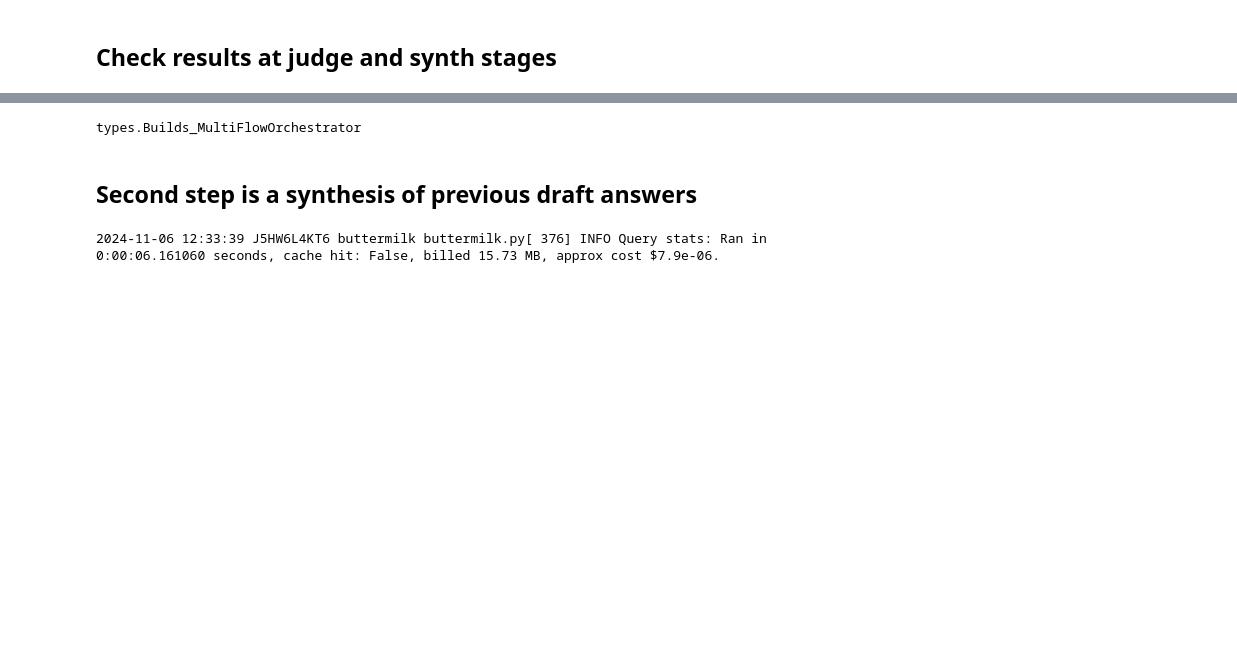
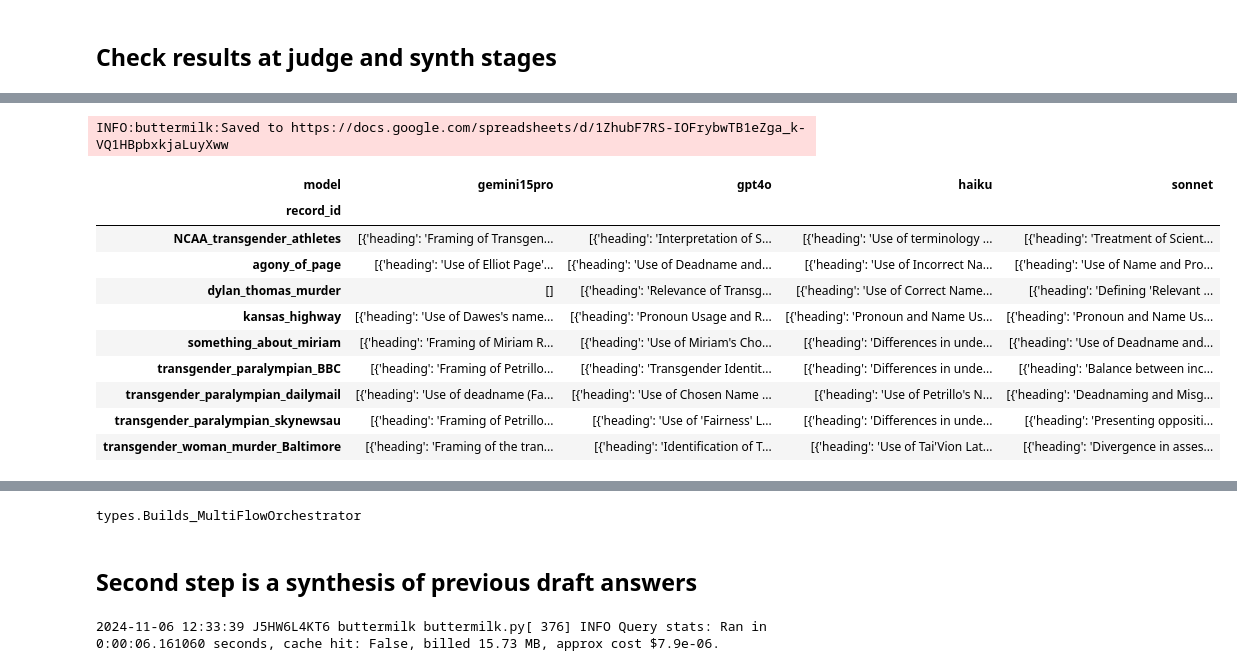
Before and after one commit to qut-dmrc/buttermilk, a Jupyter notebook: examples/automod/results_trans.ipynb, the cells around one changed output, grey strips where cells are left out. Cells and saved outputs as stored; diff of their text form; code cells hidden in the pictures; blank space fills up the shorter version.

```diff
--- a/examples/automod/results_trans.ipynb
+++ b/examples/automod/results_trans.ipynb
@@ -95,0 +109,12 @@ df
+# %%
+from buttermilk.utils.gsheet import GSheet
+
+
+evals = df[df['flow']=='eval']
+evals = evals.set_index(["record_id","model"]).sort_values("timestamp", ascending=False).reset_index().drop_duplicates(["record_id", "model"])
+evals = evals.set_index(["record_id"]).pivot(columns="model",values="reasons")
+
+gsheet = GSheet()
+sheet = gsheet.save_gsheet(df=evals,  sheet_name="evals", title="results")
+evals
+# %% [output]
@@ -95,0 +122,12 @@ df
+INFO:buttermilk:Saved to https://docs.google.com/spreadsheets/d/1ZhubF7RS-IOFrybwTB1eZga_k-VQ1HBpbxkjaLuyXww
+| model | gemini15pro | gpt4o | haiku | sonnet |
+| record_id |  |  |  |  |
+| NCAA_transgender_athletes | [{'heading': 'Framing of Transgen... | [{'heading': 'Interpretation of S... | [{'heading': 'Use of terminology ... | [{'heading': 'Treatment of Scient... |
+| agony_of_page | [{'heading': 'Use of Elliot Page'... | [{'heading': 'Use of Deadname and... | [{'heading': 'Use of Incorrect Na... | [{'heading': 'Use of Name and Pro... |
+| dylan_thomas_murder | [] | [{'heading': 'Relevance of Transg... | [{'heading': 'Use of Correct Name... | [{'heading': 'Defining 'Relevant ... |
+| kansas_highway | [{'heading': 'Use of Dawes's name... | [{'heading': 'Pronoun Usage and R... | [{'heading': 'Pronoun and Name Us... | [{'heading': 'Pronoun and Name Us... |
+| something_about_miriam | [{'heading': 'Framing of Miriam R... | [{'heading': 'Use of Miriam's Cho... | [{'heading': 'Differences in unde... | [{'heading': 'Use of Deadname and... |
+| transgender_paralympian_BBC | [{'heading': 'Framing of Petrillo... | [{'heading': 'Transgender Identit... | [{'heading': 'Differences in unde... | [{'heading': 'Balance between inc... |
+| transgender_paralympian_dailymail | [{'heading': 'Use of deadname (Fa... | [{'heading': 'Use of Chosen Name ... | [{'heading': 'Use of Petrillo's N... | [{'heading': 'Deadnaming and Misg... |
+| transgender_paralympian_skynewsau | [{'heading': 'Framing of Petrillo... | [{'heading': 'Use of 'Fairness' L... | [{'heading': 'Differences in unde... | [{'heading': 'Presenting oppositi... |
+| transgender_woman_murder_Baltimore | [{'heading': 'Framing of the tran... | [{'heading': 'Identification of T... | [{'heading': 'Use of Tai'Vion Lat... | [{'heading': 'Divergence in asses... |
```
Also changed, not shown: parts of 9 cells of this notebook, 1 other file.
